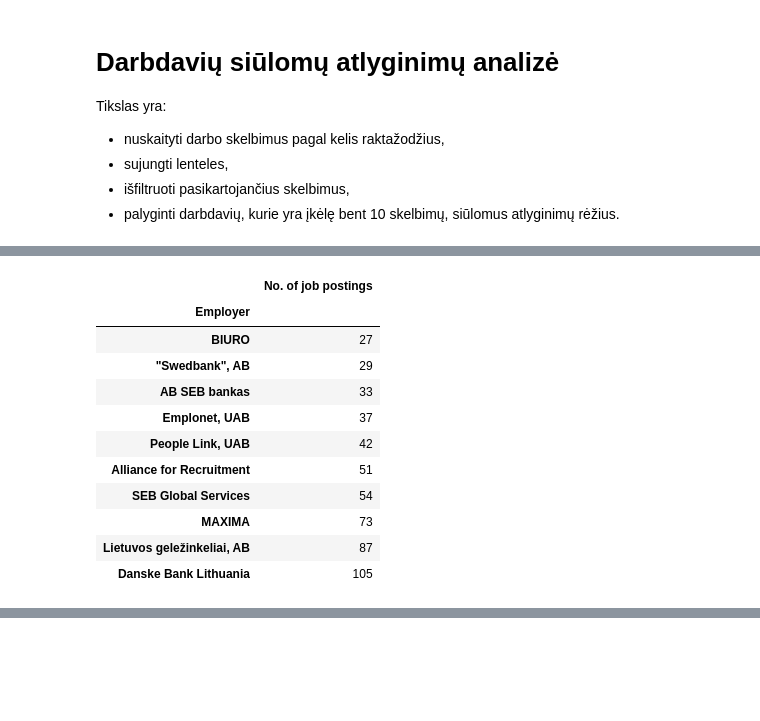
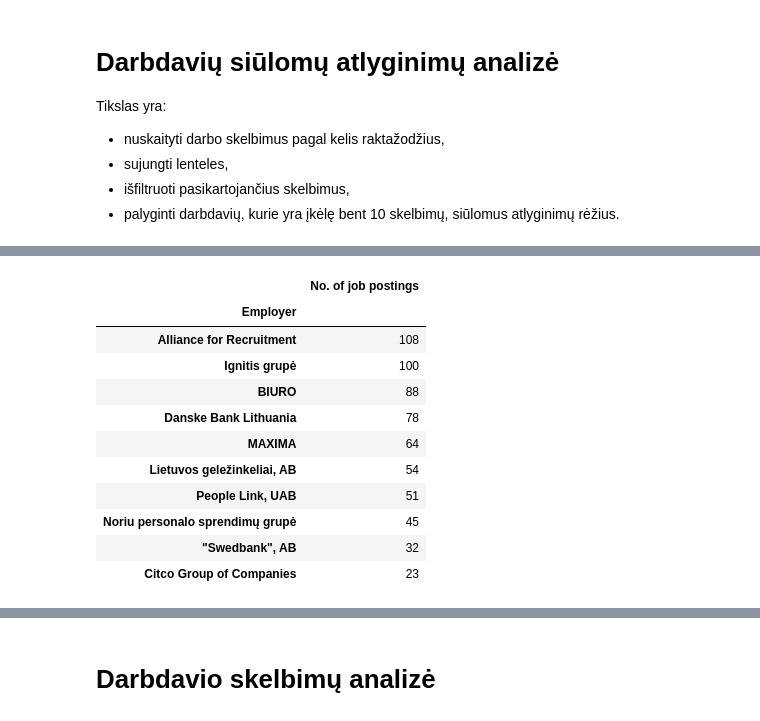
Before and after one commit to TK-Problem/Python-mokymai, a Jupyter notebook: Scripts/cvonline.ipynb, the cells around one changed output, grey strips where cells are left out. Drawn from its saved outputs; the diff is of its cells as text; code cells hidden in the pictures; blank space fills up the shorter version.

```diff
--- a/Scripts/cvonline.ipynb
+++ b/Scripts/cvonline.ipynb
@@ -113,7 +116,7 @@ async def cvonline(keyword="python"):
 
           # get specific info about job title and job location
           job_title = _contents[0].text
-          job_location = _contents[2].text[3:]
+          job_location = _contents[2].text
 
           # get start day (the date job was created)
           for c in _contents[4:]:
@@ -135,9 +138,6 @@ async def cvonline(keyword="python"):
           else:
             salary = ''
 
-          # "jsx-1401030249 vacancy-item__salary-label"
-
-
           # add data to temp. list
           lst.append([employer, job_title, job_location, offer_started, offer_ends, salary])
 
@@ -153,7 +153,7 @@ async def cvonline(keyword="python"):
 # %%
 #@title Atsisiųsti duomenis
 # paieškos žodis
-keyword = 'bankas' # @param {type:"string"}
+keyword = 'python' # @param {type:"string"}
 
 # iškviečiame funkciją ir išsaugome duomenis ir atvaizduojame pirmus 5 skelbimus
 df_cvonline = asyncio.run(cvonline(keyword))
@@ -307,7 +309,7 @@ Tikslas yra:
 #@title Nuskaityti duomenis
 
 # list of companies we are interested in
-keywords = ['Bankas', 'Šiaulių bankas, AB', 'seb', 'swedbank', 'telia']
+keywords = ['bankas', 'vadyba', 'administracija', 'IT']
 
 # create empty DataFrame to store all data
 df_all = pd.DataFrame()
@@ -326,5 +328,5 @@ for i, keyword in enumerate(keywords):
   # add data to main DataFrame
   df_all = pd.concat([df_all, _df])
 
-  print(f'Duomenys nuskaityti pagal "{keyword}" raktažodį. ({i+1}/{len(keywords)})')
+  print(f'Duomenys nuskaityti pagal "{keyword}" raktažodį ({len(_df)} skelbimai). ({i+1}/{len(keywords)})')
 # %% [output]
@@ -357,24 +359,27 @@ df_all_c.head()
 # %%
 #@title Didžiausi darbdaviai
+#@markdown Pagal skelbimų skaičių.
+
+TOP_N = 10 #@param {type: "number"}
 
 # get employers with largest number of job adds
 df_largest_emp = df_all_c.groupby(['Employer'])['JobTitle'].count()
 
 # output results in DataFrame
-_df = pd.DataFrame(df_largest_emp.sort_values()[-10:])
+_df = pd.DataFrame(df_largest_emp.sort_values(ascending=True))
 _df.columns = ['No. of job postings']
-_df
+_df.tail(TOP_N)[::-1]
 # %% [output]
 |  | No. of job postings |
 | Employer |  |
-| BIURO | 27 |
-| "Swedbank", AB | 29 |
-| AB SEB bankas | 33 |
-| Emplonet, UAB | 37 |
-| People Link, UAB | 42 |
-| Alliance for Recruitment | 51 |
-| SEB Global Services | 54 |
-| MAXIMA | 73 |
-| Lietuvos geležinkeliai, AB | 87 |
-| Danske Bank Lithuania | 105 |
+| Alliance for Recruitment | 108 |
+| Ignitis grupė | 100 |
+| BIURO | 88 |
+| Danske Bank Lithuania | 78 |
+| MAXIMA | 64 |
+| Lietuvos geležinkeliai, AB | 54 |
+| People Link, UAB | 51 |
+| Noriu personalo sprendimų grupė | 45 |
+| "Swedbank", AB | 32 |
+| Citco Group of Companies | 23 |
 # %%
@@ -392,3 +398,5 @@ fig.update_layout(showlegend=False)
 fig.show()
 # %% [output]
 [interactive output not drawn]
+# %% [markdown]
+# Darbdavio skelbimų analizė
```
Also changed, not shown: parts of 12 cells of this notebook.
